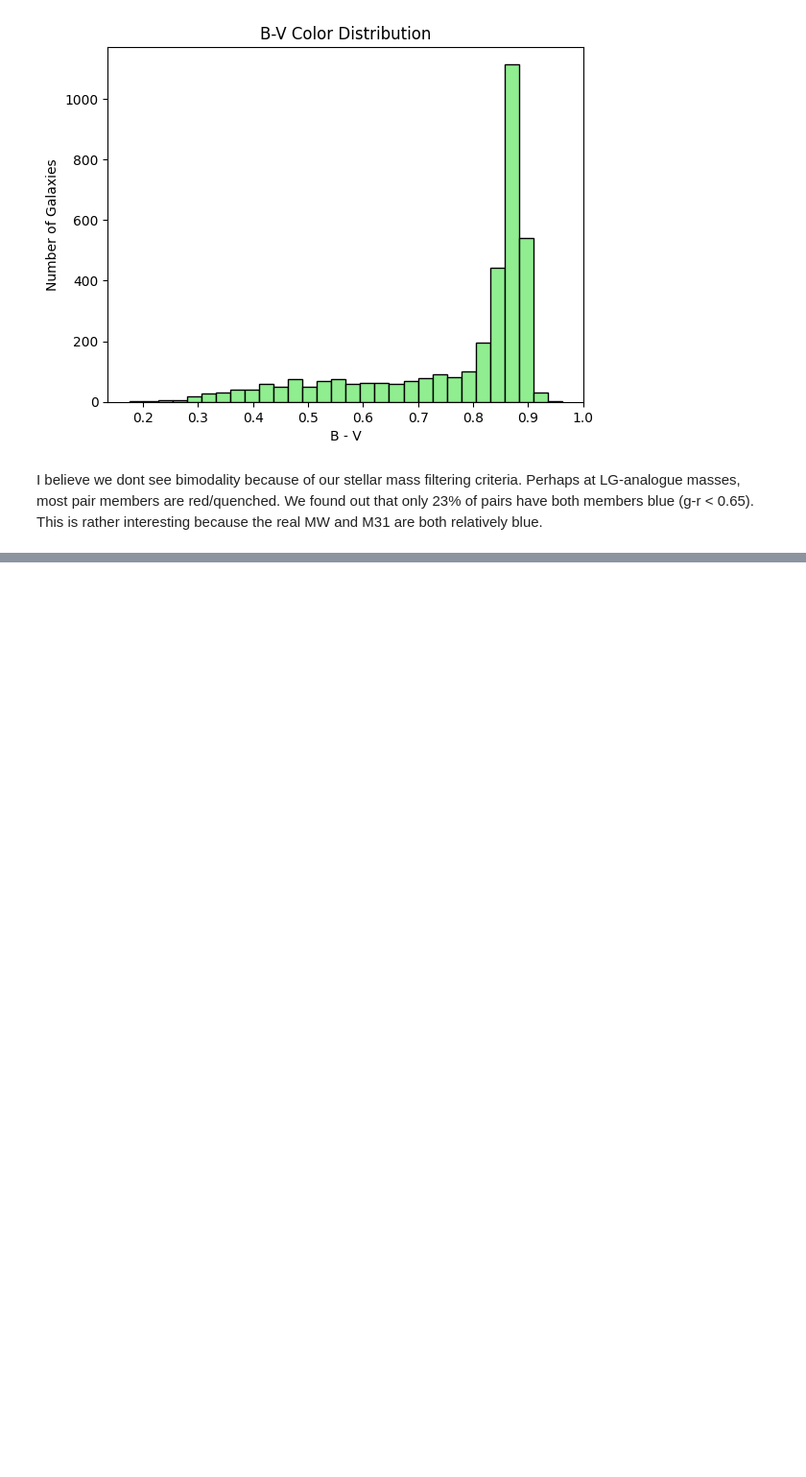
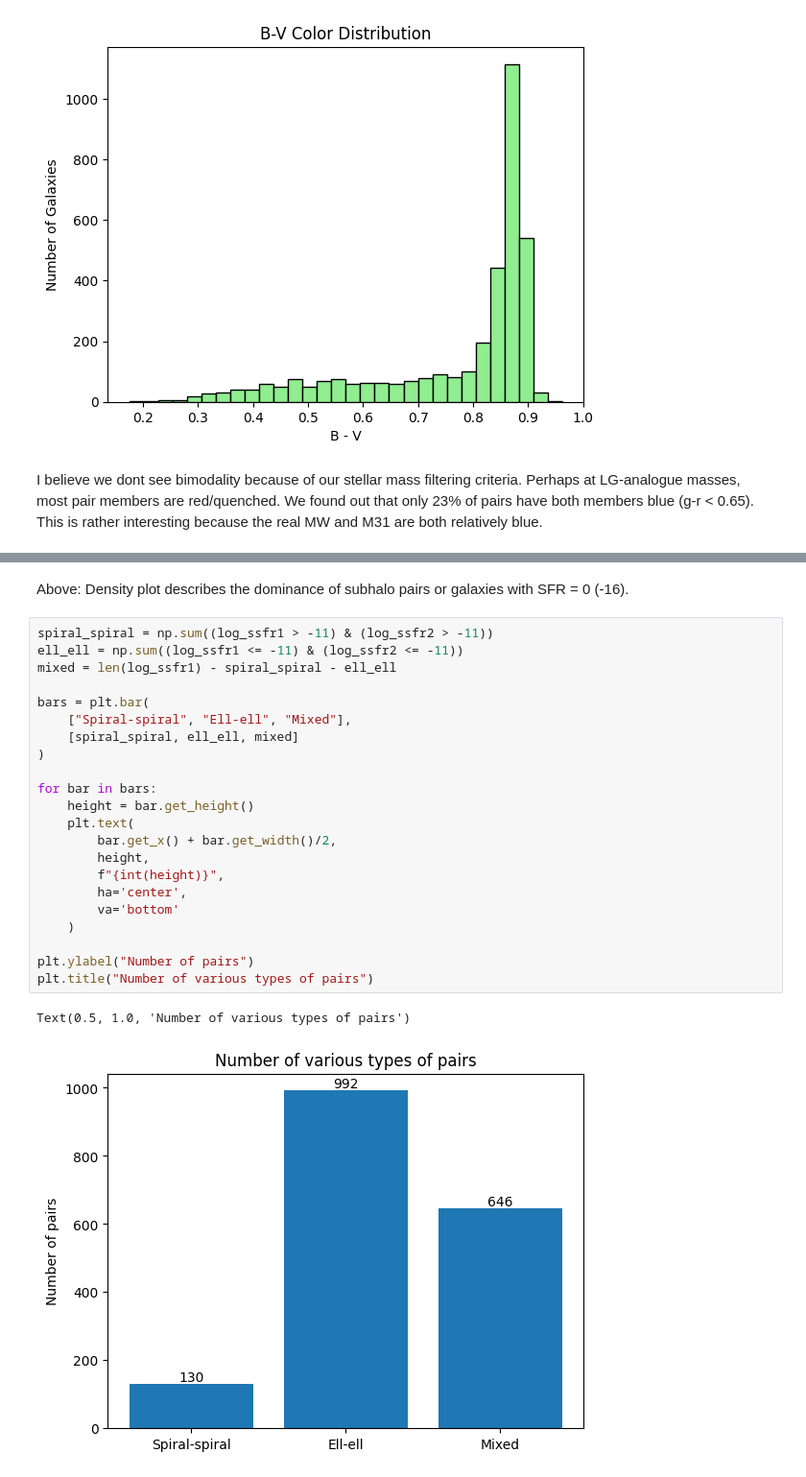
Before and after one commit to topesonen/dsp-cosmology, a Jupyter notebook: notebooks/Photometry_Analysis_central+largest-satellite.ipynb, the cells around one changed output, grey strips where cells are left out. Shown at 96% size. Saved outputs shown, nothing was run; the diff lists cells and outputs as text; blank space fills up the shorter version.

```diff
--- a/notebooks/Photometry_Analysis_central+largest-satellite.ipynb
+++ b/notebooks/Photometry_Analysis_central+largest-satellite.ipynb
@@ -776,0 +863,27 @@ I believe we dont see bimodality because of our stellar mass filtering criteria.
+# %% [markdown]
+Above: Density plot describes the dominance of subhalo pairs or galaxies with SFR = 0 (-16).
+# %%
+spiral_spiral = np.sum((log_ssfr1 > -11) & (log_ssfr2 > -11))
+ell_ell = np.sum((log_ssfr1 <= -11) & (log_ssfr2 <= -11))
+mixed = len(log_ssfr1) - spiral_spiral - ell_ell
+
+bars = plt.bar(
+    ["Spiral-spiral", "Ell-ell", "Mixed"],
+    [spiral_spiral, ell_ell, mixed]
+)
+
+for bar in bars:
+    height = bar.get_height()
+    plt.text(
+        bar.get_x() + bar.get_width()/2,
+        height,
+        f"{int(height)}",
+        ha='center',
+        va='bottom'
+    )
+
+plt.ylabel("Number of pairs")
+plt.title("Number of various types of pairs")
+# %% [output]
+Text(0.5, 1.0, 'Number of various types of pairs')
+[figure, added]
```
Also changed, not shown: parts of 25 cells of this notebook.
